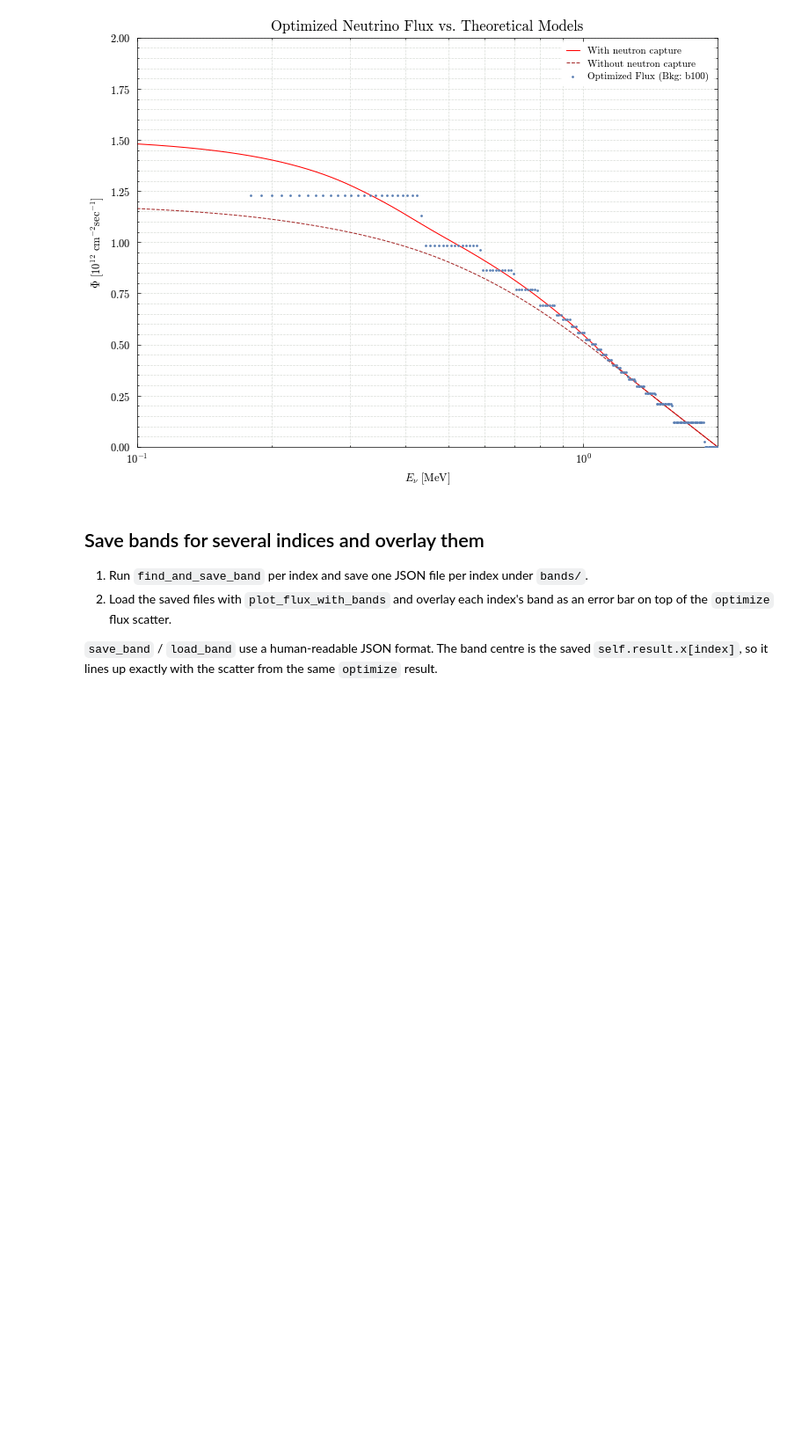
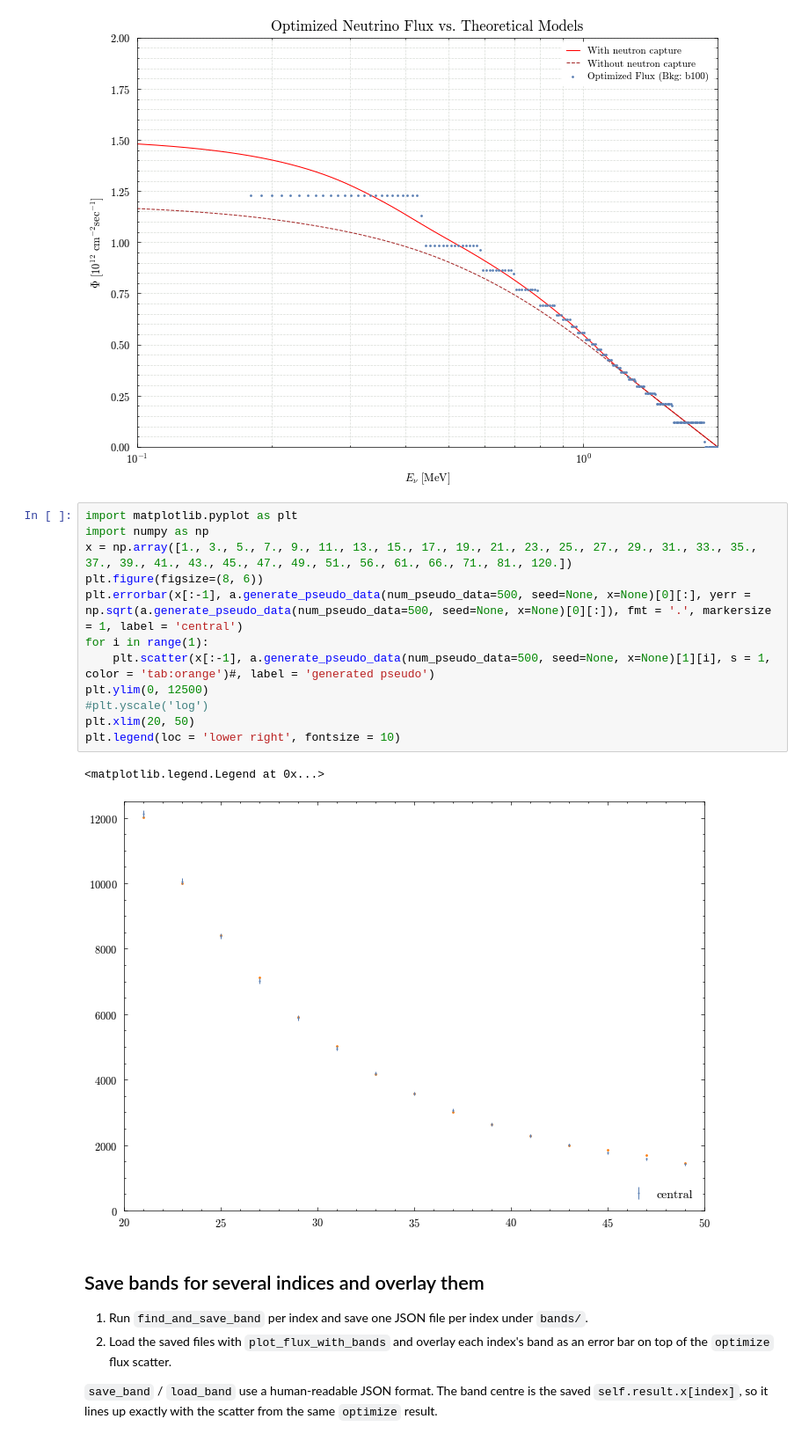
Before and after one commit to kyphys-creator/neutrinoAnalysis, a Jupyter notebook: 1eV/confidence_band_100Bkg_T3.ipynb, the cells around one changed output. Shown at 88% size. Cells and saved outputs as stored; diff of their text form; blank space fills up the shorter version.

Commit message:
Add pseudo-data bin plots to notebooks; regenerate outputs
Co-Authored-By: Claude Opus 4.7 <noreply@anthropic.com>

```diff
--- a/1eV/confidence_band_100Bkg_T3.ipynb
+++ b/1eV/confidence_band_100Bkg_T3.ipynb
@@ -23,6 +23,21 @@ Optimization Complete.
 Minimum chi-squared: 1.597790407162681e-12
 Plot saved as T3/scenario_bkg_b100/flux_comparison_bkg_b100.pdf
 [figure]
+# %%
+import matplotlib.pyplot as plt
+import numpy as np
+x = np.array([1., 3., 5., 7., 9., 11., 13., 15., 17., 19., 21., 23., 25., 27., 29., 31., 33., 35., 37., 39., 41., 43., 45., 47., 49., 51., 56., 61., 66., 71., 81., 120.])
+plt.figure(figsize=(8, 6))
+plt.errorbar(x[:-1], a.generate_pseudo_data(num_pseudo_data=500, seed=None, x=None)[0][:], yerr = np.sqrt(a.generate_pseudo_data(num_pseudo_data=500, seed=None, x=None)[0][:]), fmt = '.', markersize = 1, label = 'central')
+for i in range(1):
+    plt.scatter(x[:-1], a.generate_pseudo_data(num_pseudo_data=500, seed=None, x=None)[1][i], s = 1, color = 'tab:orange')#, label = 'generated pseudo')
+plt.ylim(0, 12500)
+#plt.yscale('log')
+plt.xlim(20, 50)
+plt.legend(loc = 'lower right', fontsize = 10)
+# %% [output]
+<matplotlib.legend.Legend at 0x...>
+[figure, added]
 # %% [markdown]
 ## Save bands for several indices and overlay them
 
```
Also changed, not shown: 9 other files.
